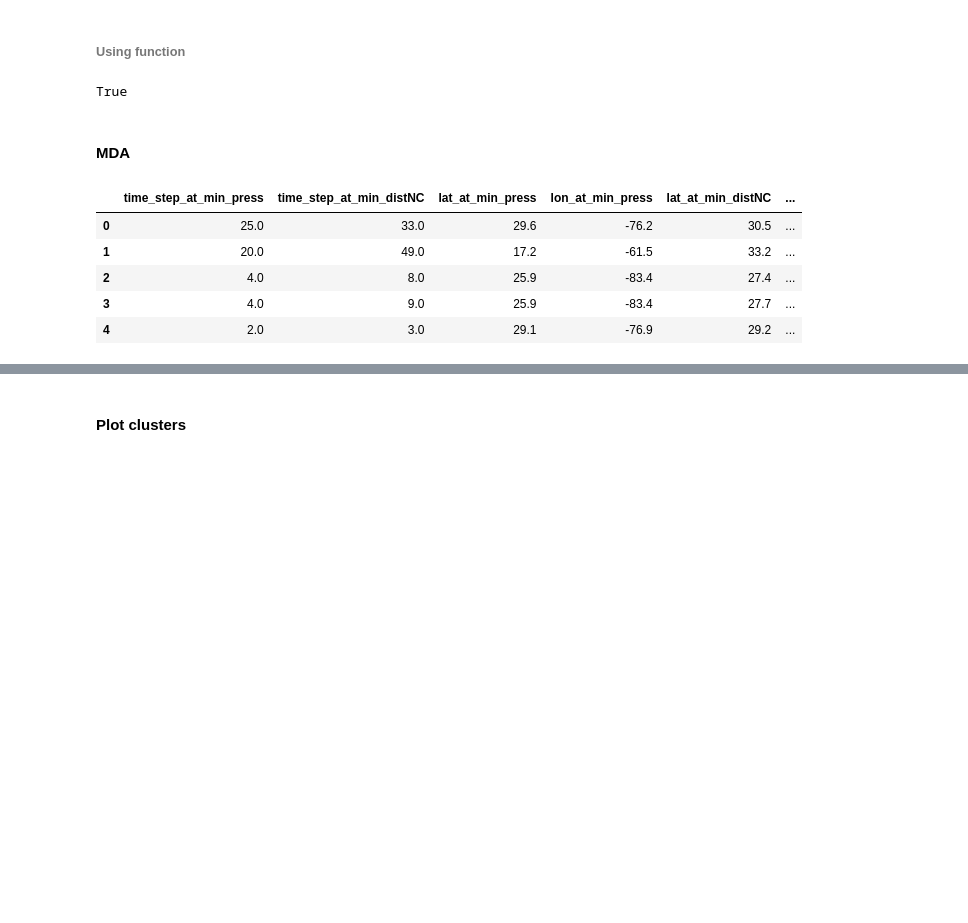
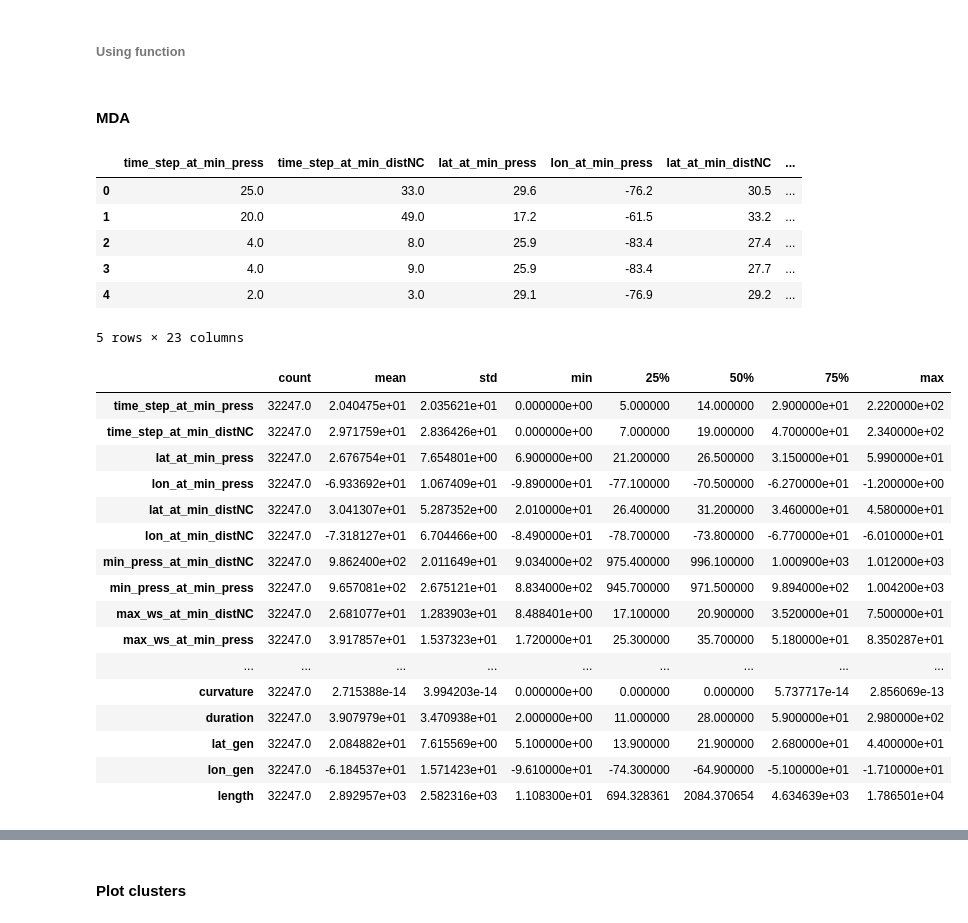
Before and after one commit to tomas19/concorde, a Jupyter notebook: notebooks/003_STORM_mda_largeArray.ipynb, the cells around one changed output, grey strips where cells are left out. Saved outputs shown, nothing was run; the diff lists cells and outputs as text; code cells hidden in the pictures; blank space fills up the shorter version.

```diff
--- a/notebooks/003_STORM_mda_largeArray.ipynb
+++ b/notebooks/003_STORM_mda_largeArray.ipynb
@@ -129,14 +113,12 @@ clusters = anti_neighbors_vectorized(df, 1000, index)
 # %%
-clusters.iloc[:, :-1].equals(clusters_wf)
+# clusters.iloc[:, :-1].equals(clusters_wf)
-# %% [output]
-True
 # %% [markdown]
 #### MDA
 # %%
 df = pd.read_pickle(r'..\data\STORM\processed\STORM_NA_R2_In_pnt.pkl')
 df.index = range(len(df))
 df = df.drop(['year', 'month', 'yr_tc_number', 'tc_id', 'max_cat'], axis = 1)
-df = df.fillna(0)
+# df = df.fillna(0)
 df.head()
 # %% [output]
 |  | time_step_at_min_press | time_step_at_min_distNC | lat_at_min_press | lon_at_min_press | lat_at_min_distNC | ... |
@@ -145,4 +127,25 @@ df.head()
 | 2 | 4.0 | 8.0 | 25.9 | -83.4 | 27.4 | ... |
 | 3 | 4.0 | 9.0 | 25.9 | -83.4 | 27.7 | ... |
 | 4 | 2.0 | 3.0 | 29.1 | -76.9 | 29.2 | ... |
+5 rows × 23 columns
+# %%
+df.describe().T
+# %% [output]
+|  | count | mean | std | min | 25% | 50% | 75% | max |
+| time_step_at_min_press | 32247.0 | 2.040475e+01 | 2.035621e+01 | 0.000000e+00 | 5.000000 | 14.000000 | 2.900000e+01 | 2.220000e+02 |
+| time_step_at_min_distNC | 32247.0 | 2.971759e+01 | 2.836426e+01 | 0.000000e+00 | 7.000000 | 19.000000 | 4.700000e+01 | 2.340000e+02 |
+| lat_at_min_press | 32247.0 | 2.676754e+01 | 7.654801e+00 | 6.900000e+00 | 21.200000 | 26.500000 | 3.150000e+01 | 5.990000e+01 |
+| lon_at_min_press | 32247.0 | -6.933692e+01 | 1.067409e+01 | -9.890000e+01 | -77.100000 | -70.500000 | -6.270000e+01 | -1.200000e+00 |
+| lat_at_min_distNC | 32247.0 | 3.041307e+01 | 5.287352e+00 | 2.010000e+01 | 26.400000 | 31.200000 | 3.460000e+01 | 4.580000e+01 |
+| lon_at_min_distNC | 32247.0 | -7.318127e+01 | 6.704466e+00 | -8.490000e+01 | -78.700000 | -73.800000 | -6.770000e+01 | -6.010000e+01 |
+| min_press_at_min_distNC | 32247.0 | 9.862400e+02 | 2.011649e+01 | 9.034000e+02 | 975.400000 | 996.100000 | 1.000900e+03 | 1.012000e+03 |
+| min_press_at_min_press | 32247.0 | 9.657081e+02 | 2.675121e+01 | 8.834000e+02 | 945.700000 | 971.500000 | 9.894000e+02 | 1.004200e+03 |
+| max_ws_at_min_distNC | 32247.0 | 2.681077e+01 | 1.283903e+01 | 8.488401e+00 | 17.100000 | 20.900000 | 3.520000e+01 | 7.500000e+01 |
+| max_ws_at_min_press | 32247.0 | 3.917857e+01 | 1.537323e+01 | 1.720000e+01 | 25.300000 | 35.700000 | 5.180000e+01 | 8.350287e+01 |
+| ... | ... | ... | ... | ... | ... | ... | ... | ... |
+| curvature | 32247.0 | 2.715388e-14 | 3.994203e-14 | 0.000000e+00 | 0.000000 | 0.000000 | 5.737717e-14 | 2.856069e-13 |
+| duration | 32247.0 | 3.907979e+01 | 3.470938e+01 | 2.000000e+00 | 11.000000 | 28.000000 | 5.900000e+01 | 2.980000e+02 |
+| lat_gen | 32247.0 | 2.084882e+01 | 7.615569e+00 | 5.100000e+00 | 13.900000 | 21.900000 | 2.680000e+01 | 4.400000e+01 |
+| lon_gen | 32247.0 | -6.184537e+01 | 1.571423e+01 | -9.610000e+01 | -74.300000 | -64.900000 | -5.100000e+01 | -1.710000e+01 |
+| length | 32247.0 | 2.892957e+03 | 2.582316e+03 | 1.108300e+01 | 694.328361 | 2084.370654 | 4.634639e+03 | 1.786501e+04 |
 # %%
```
Also changed, not shown: parts of 16 cells of this notebook, 4 other files.
